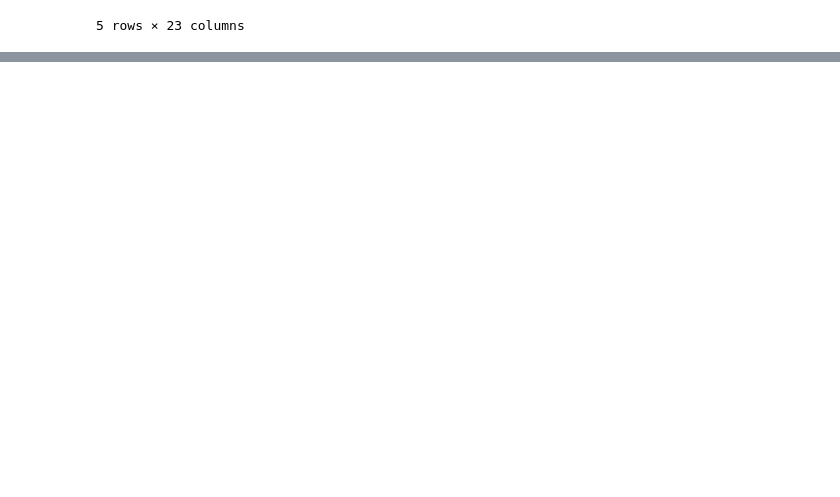
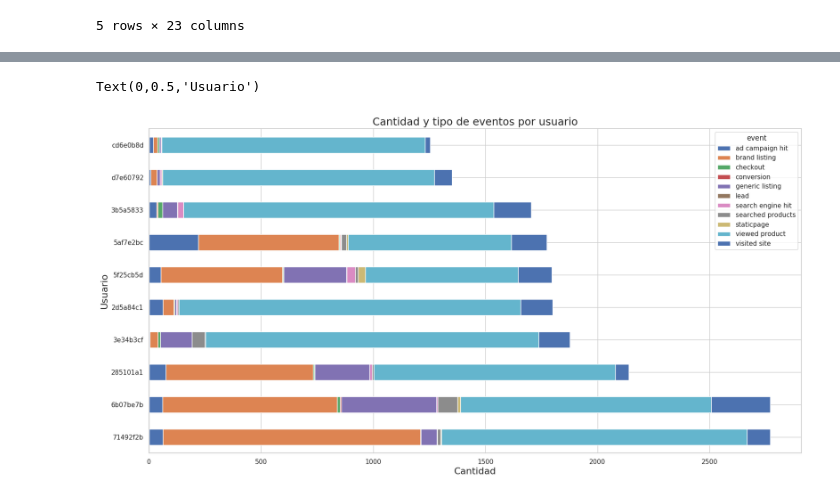
Before and after one commit to fran122157/datos-2018-2-TP1, a Jupyter notebook: TP1-trocafone.ipynb, the cells around one changed output, grey strips where cells are left out. Drawn from its saved outputs; the diff is of its cells as text; code cells hidden in the pictures; blank space fills up the shorter version.

```diff
--- a/TP1-trocafone.ipynb
+++ b/TP1-trocafone.ipynb
@@ -28,0 +168,6 @@ events.head()
+# %%
+events_by_users = events.groupby(['person', 'event'])['event'].agg('count').unstack()
+events_by_users['number_of_events'] = events.groupby('person')['event'].count()
+top_10_users = events_by_users.sort_values(ascending=False, by='number_of_events').head(10)
+top_10_users.drop(['number_of_events'], inplace=True, axis=1)
+top_10_users.head(100)
@@ -28,0 +187,8 @@ events.head()
+# %%
+g = top_10_users.plot(kind='barh', stacked=True)
+g.set_title('Cantidad y tipo de eventos por usuario', fontsize=18)
+g.set_xlabel('Cantidad', fontsize=16)
+g.set_ylabel('Usuario',fontsize=16)
+# %% [output]
+Text(0,0.5,'Usuario')
+[figure, added]
```
Also changed, not shown: parts of 18 cells of this notebook.
